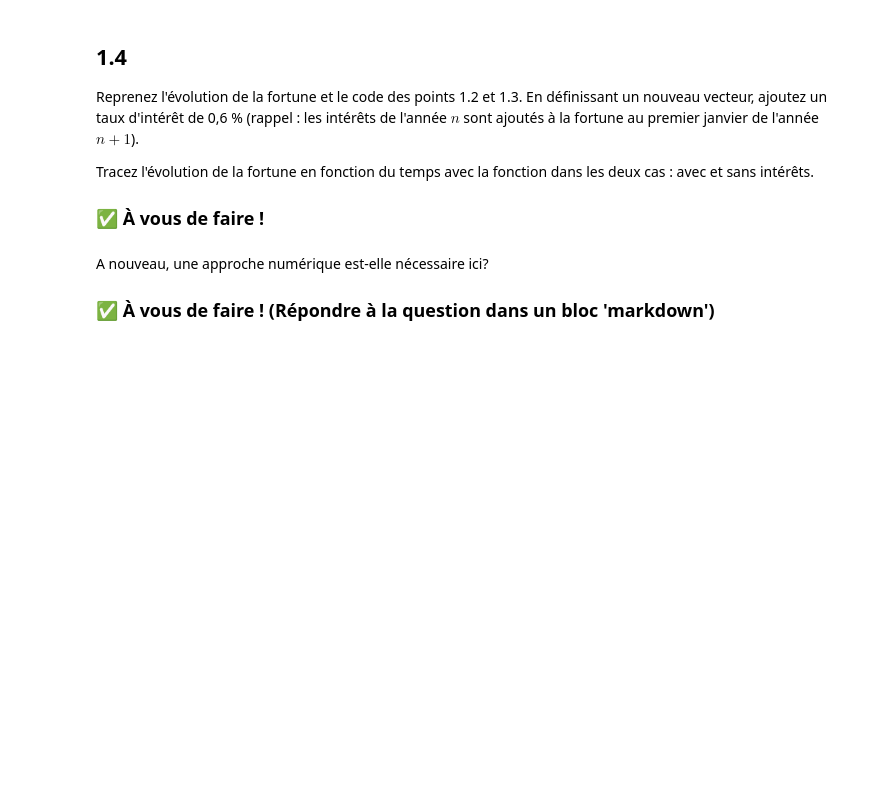
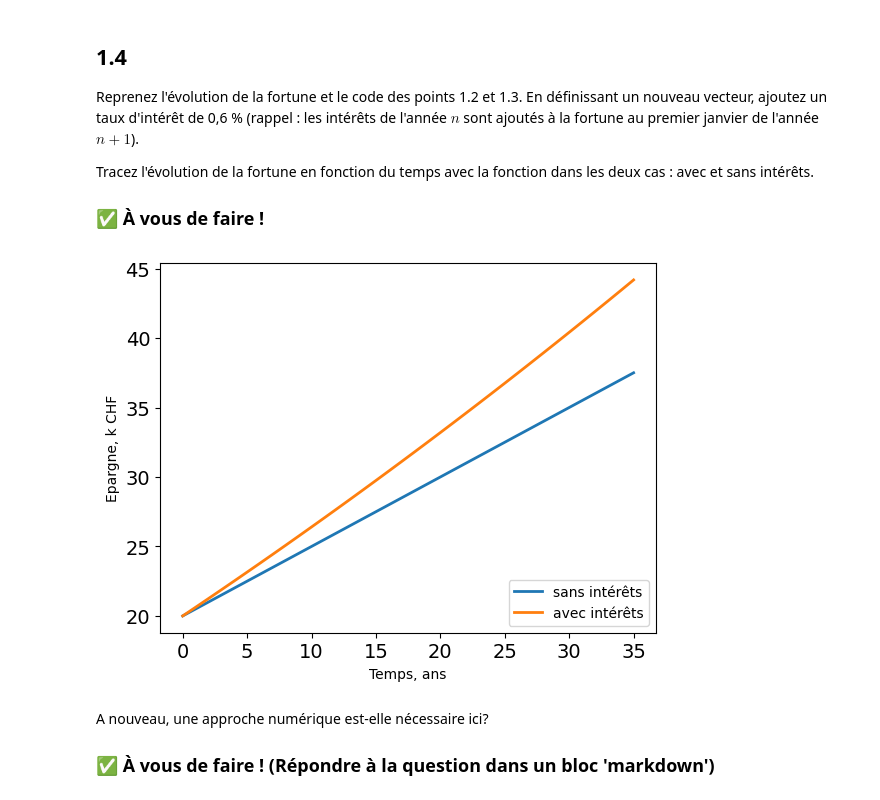
Before and after one commit to jouvetg/modnum, a Jupyter notebook: _sources/01_exercice/01_exercice_solution.ipynb, the cells around one changed output. Cells and saved outputs as stored; diff of their text form; code cells hidden in the pictures; blank space fills up the shorter version.

```diff
--- a/_sources/01_exercice/01_exercice_solution.ipynb
+++ b/_sources/01_exercice/01_exercice_solution.ipynb
@@ -81,30 +105,32 @@ Tracez l'évolution de la fortune en fonction du temps avec la fonction dans les
 # %%
 # paramètres
 M_init = 20000
 M_save = 500
 intrst = 0.006
 temps_total = 35
 
-M_evol1 = np.zeros(temps_total) # initialisation avec un vecteur de zeros.
-M_evol2 = np.zeros(temps_total)
+M_evol1 = np.zeros(temps_total+1) # initialisation avec un vecteur de zeros.
+M_evol2 = np.zeros(temps_total+1)
 
 M_evol1[0] = M_init # somme initiale
 M_evol2[0] = M_init
 
-for it in range(1, temps_total):
+for it in range(1, temps_total+1):
     M_evol1[it] = M_evol1[it - 1] + M_save # ajout de l'épargne annuelle
     M_evol2[it] = (M_evol2[it - 1] + M_save) * (1 + intrst)
 
 plt.figure(1)
 plt.clf()
 plt.plot(M_evol1 / 1000, linewidth=2)
 plt.plot(M_evol2 / 1000, linewidth=2)
 plt.legend(['sans intérêts', 'avec intérêts'], loc='lower right')
 plt.xlabel('Temps, ans')
 plt.ylabel('Epargne, k CHF')
 plt.xticks(fontsize=14)
 plt.yticks(fontsize=14)
 plt.show()
+# %% [output]
+[figure, added]
 # %% [markdown]
 A nouveau, une approche numérique est-elle nécessaire ici?
 
```
Also changed, not shown: parts of 5 cells of this notebook, 50 other files.
